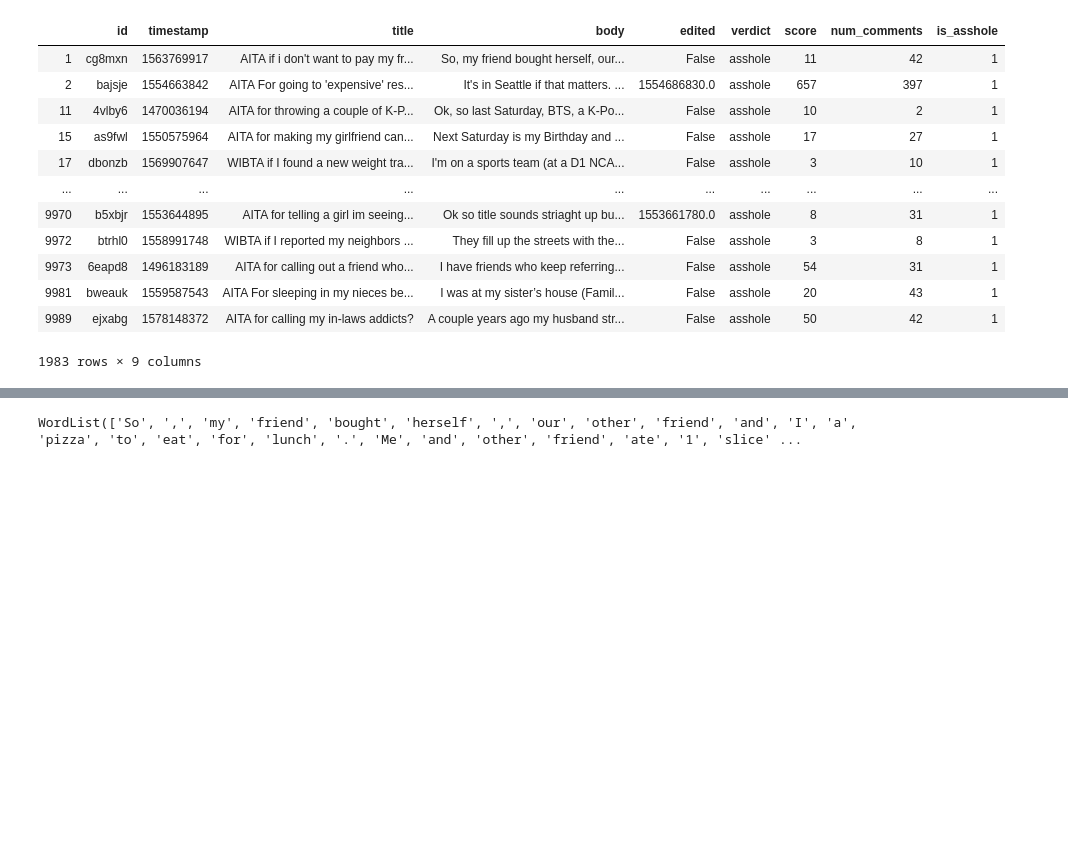
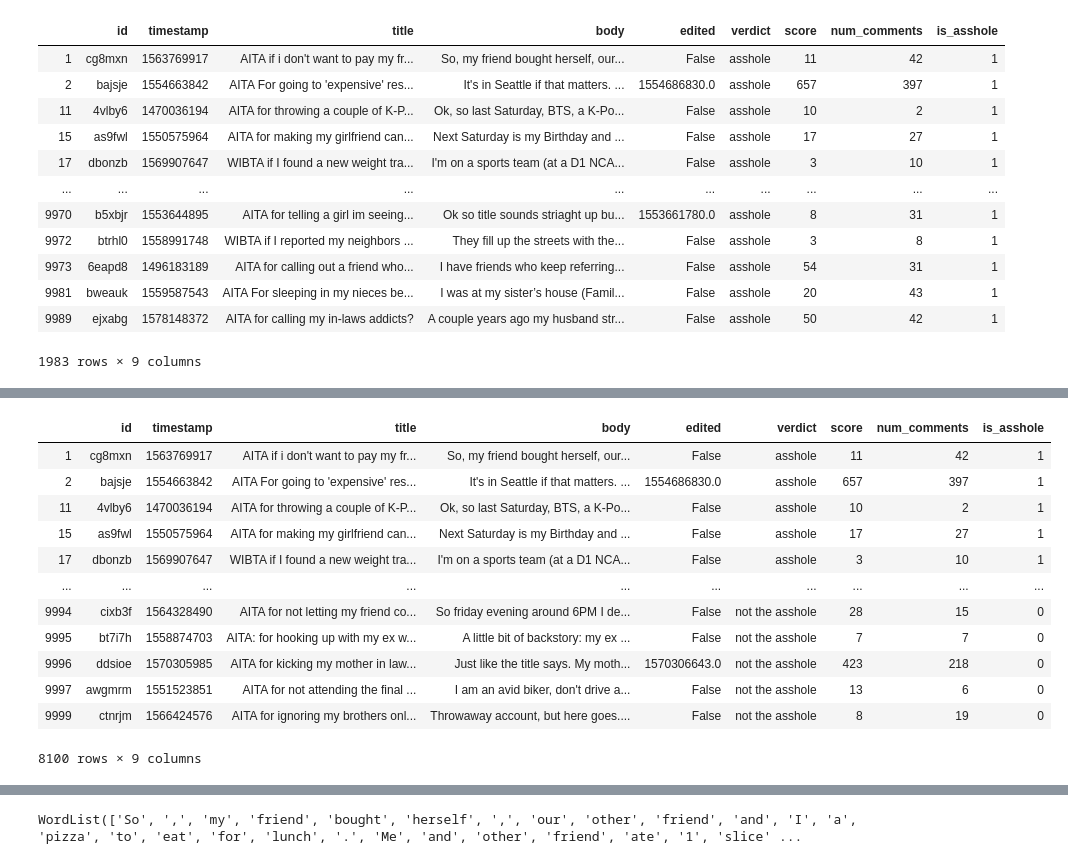
Before and after one commit to sierrabroussard/aita-project, a Jupyter notebook: aita_feature_extraction.ipynb, the cells around one changed output, grey strips where cells are left out. Drawn from its saved outputs; the diff is of its cells as text; code cells hidden in the pictures; blank space fills up the shorter version.

```diff
--- a/aita_feature_extraction.ipynb
+++ b/aita_feature_extraction.ipynb
@@ -163,0 +133,17 @@ blob = TextBlob(ah['body'].iloc[0])
+# %%
+cln_data = pd.concat([ah,nta],0)
+cln_data
+# %% [output]
+|  | id | timestamp | title | body | edited | verdict | score | num_comments | is_asshole |
+| 1 | cg8mxn | 1563769917 | AITA if i don't want to pay my fr... | So, my friend bought herself, our... | False | asshole | 11 | 42 | 1 |
+| 2 | bajsje | 1554663842 | AITA For going to 'expensive' res... | It's in Seattle if that matters. ... | 1554686830.0 | asshole | 657 | 397 | 1 |
+| 11 | 4vlby6 | 1470036194 | AITA for throwing a couple of K-P... | Ok, so last Saturday, BTS, a K-Po... | False | asshole | 10 | 2 | 1 |
+| 15 | as9fwl | 1550575964 | AITA for making my girlfriend can... | Next Saturday is my Birthday and ... | False | asshole | 17 | 27 | 1 |
+| 17 | dbonzb | 1569907647 | WIBTA if I found a new weight tra... | I'm on a sports team (at a D1 NCA... | False | asshole | 3 | 10 | 1 |
+| ... | ... | ... | ... | ... | ... | ... | ... | ... | ... |
+| 9994 | cixb3f | 1564328490 | AITA for not letting my friend co... | So friday evening around 6PM I de... | False | not the asshole | 28 | 15 | 0 |
+| 9995 | bt7i7h | 1558874703 | AITA: for hooking up with my ex w... | A little bit of backstory: my ex ... | False | not the asshole | 7 | 7 | 0 |
+| 9996 | ddsioe | 1570305985 | AITA for kicking my mother in law... | Just like the title says. My moth... | 1570306643.0 | not the asshole | 423 | 218 | 0 |
+| 9997 | awgmrm | 1551523851 | AITA for not attending the final ... | I am an avid biker, don't drive a... | False | not the asshole | 13 | 6 | 0 |
+| 9999 | ctnrjm | 1566424576 | AITA for ignoring my brothers onl... | Throwaway account, but here goes.... | False | not the asshole | 8 | 19 | 0 |
+8100 rows × 9 columns
```
Also changed, not shown: parts of 6 cells of this notebook.
